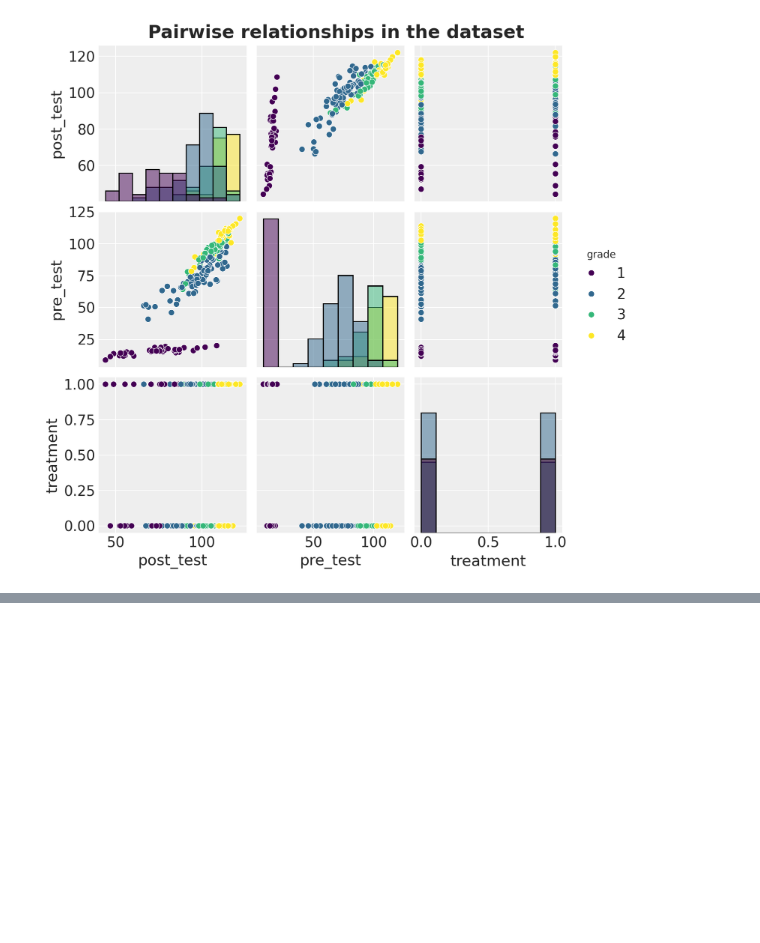
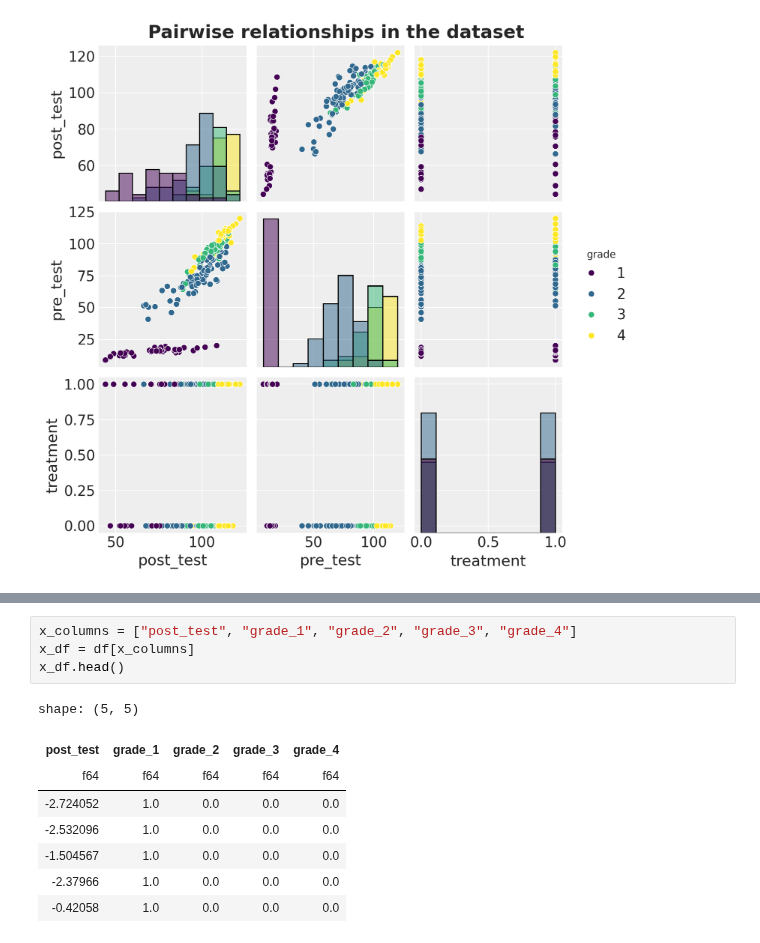
Before and after one commit to juanitorduz/website_projects, a Jupyter notebook: Python/slc.ipynb, the cells around one changed output, grey strips where cells are left out. Cells and saved outputs as stored; diff of their text form; blank space fills up the shorter version.

```diff
--- a/Python/slc.ipynb
+++ b/Python/slc.ipynb
@@ -74,3 +76,16 @@ shape: (5, 5)
+# %%
+x_columns = ["post_test", "grade_1", "grade_2", "grade_3", "grade_4"]
+x_df = df[x_columns]
+x_df.head()
+# %% [output]
+shape: (5, 5)
+| post_test | grade_1 | grade_2 | grade_3 | grade_4 |
+| f64 | f64 | f64 | f64 | f64 |
+| -2.724052 | 1.0 | 0.0 | 0.0 | 0.0 |
+| -2.532096 | 1.0 | 0.0 | 0.0 | 0.0 |
+| -1.504567 | 1.0 | 0.0 | 0.0 | 0.0 |
+| -2.37966 | 1.0 | 0.0 | 0.0 | 0.0 |
+| -0.42058 | 1.0 | 0.0 | 0.0 | 0.0 |
 # %%
 n_grades = len(preprocessor["cat"].categories_[categorical_features.index("grade")])
 n_pairs = len(preprocessor["cat"].categories_[categorical_features.index("pair_id")])
```
Also changed, not shown: parts of 6 cells of this notebook.
